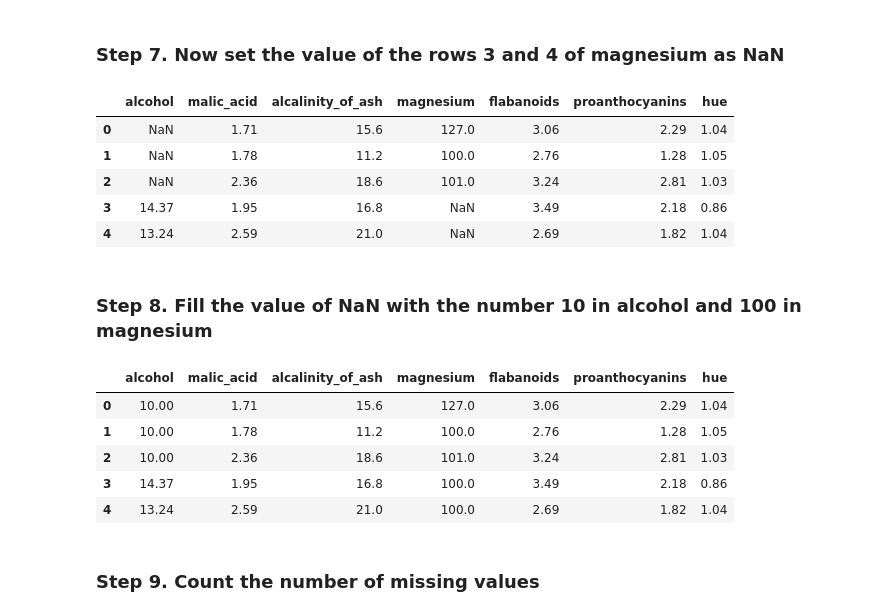
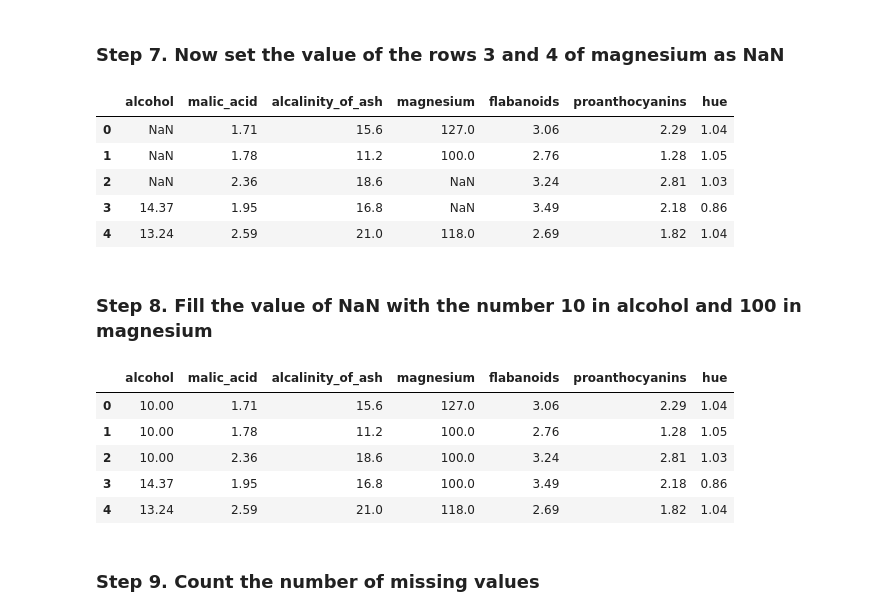
Before and after one commit to zzaeyun/ESAA22-2, a Jupyter notebook: wine_Exercises.ipynb, the cells around one changed output. Cells and saved outputs as stored; diff of their text form; code cells hidden in the pictures.

```diff
--- a/wine_Exercises.ipynb
+++ b/wine_Exercises.ipynb
@@ -77,16 +77,16 @@ wine.head()
 # %% [markdown]
 ### Step 7. Now set the value of the rows 3 and 4 of magnesium as NaN
 # %%
-wine.loc[(3,4),'magnesium']=np.nan
+wine.loc[(2,3),'magnesium']=np.nan
 
 wine.head()
 # %% [output]
 |  | alcohol | malic_acid | alcalinity_of_ash | magnesium | flabanoids | proanthocyanins | hue |
 | 0 | NaN | 1.71 | 15.6 | 127.0 | 3.06 | 2.29 | 1.04 |
 | 1 | NaN | 1.78 | 11.2 | 100.0 | 2.76 | 1.28 | 1.05 |
-| 2 | NaN | 2.36 | 18.6 | 101.0 | 3.24 | 2.81 | 1.03 |
+| 2 | NaN | 2.36 | 18.6 | NaN | 3.24 | 2.81 | 1.03 |
 | 3 | 14.37 | 1.95 | 16.8 | NaN | 3.49 | 2.18 | 0.86 |
-| 4 | 13.24 | 2.59 | 21.0 | NaN | 2.69 | 1.82 | 1.04 |
+| 4 | 13.24 | 2.59 | 21.0 | 118.0 | 2.69 | 1.82 | 1.04 |
 # %% [markdown]
 ### Step 8. Fill the value of NaN with the number 10 in alcohol and 100 in magnesium
 # %%
@@ -98,9 +98,9 @@ wine.head()
 |  | alcohol | malic_acid | alcalinity_of_ash | magnesium | flabanoids | proanthocyanins | hue |
 | 0 | 10.00 | 1.71 | 15.6 | 127.0 | 3.06 | 2.29 | 1.04 |
 | 1 | 10.00 | 1.78 | 11.2 | 100.0 | 2.76 | 1.28 | 1.05 |
-| 2 | 10.00 | 2.36 | 18.6 | 101.0 | 3.24 | 2.81 | 1.03 |
+| 2 | 10.00 | 2.36 | 18.6 | 100.0 | 3.24 | 2.81 | 1.03 |
 | 3 | 14.37 | 1.95 | 16.8 | 100.0 | 3.49 | 2.18 | 0.86 |
-| 4 | 13.24 | 2.59 | 21.0 | 100.0 | 2.69 | 1.82 | 1.04 |
+| 4 | 13.24 | 2.59 | 21.0 | 118.0 | 2.69 | 1.82 | 1.04 |
 # %% [markdown]
 ### Step 9. Count the number of missing values
 # %%
```
Also changed, not shown: parts of 6 cells of this notebook.
